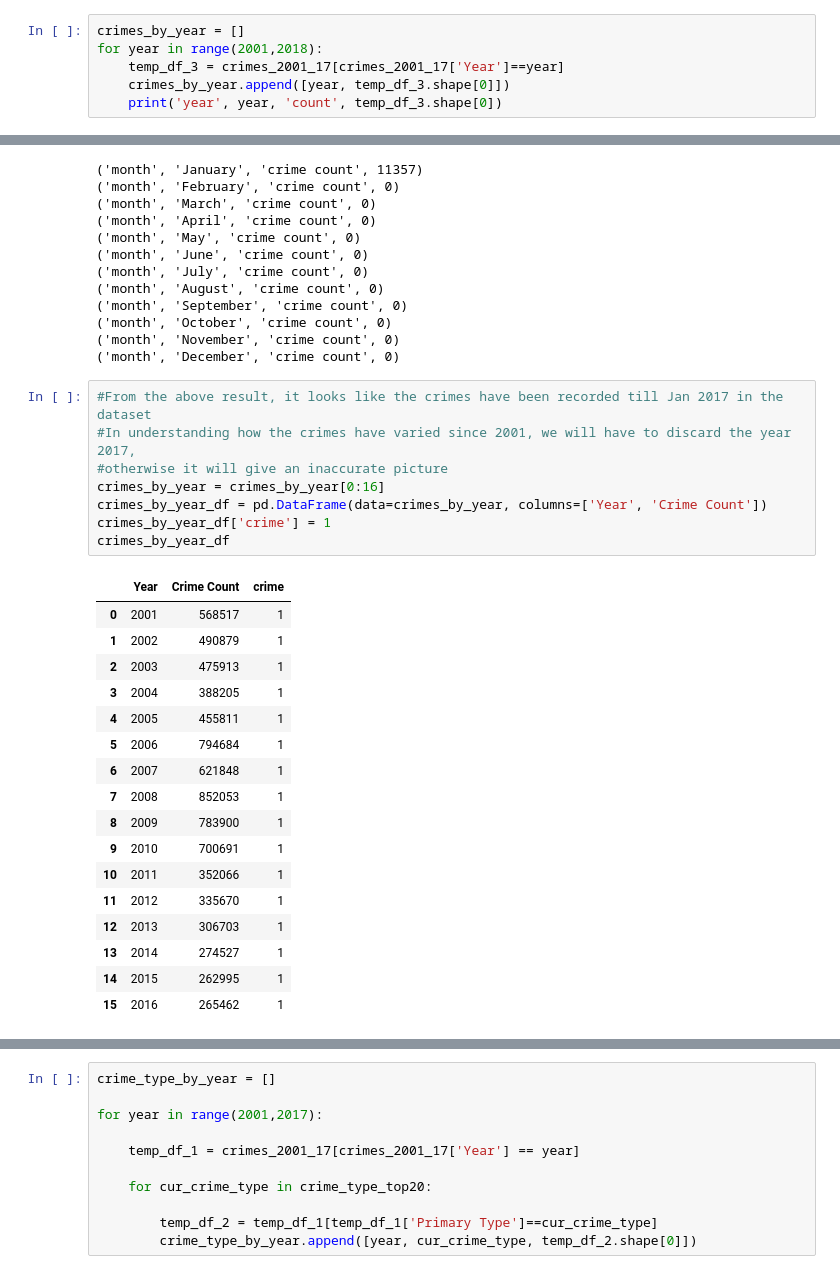
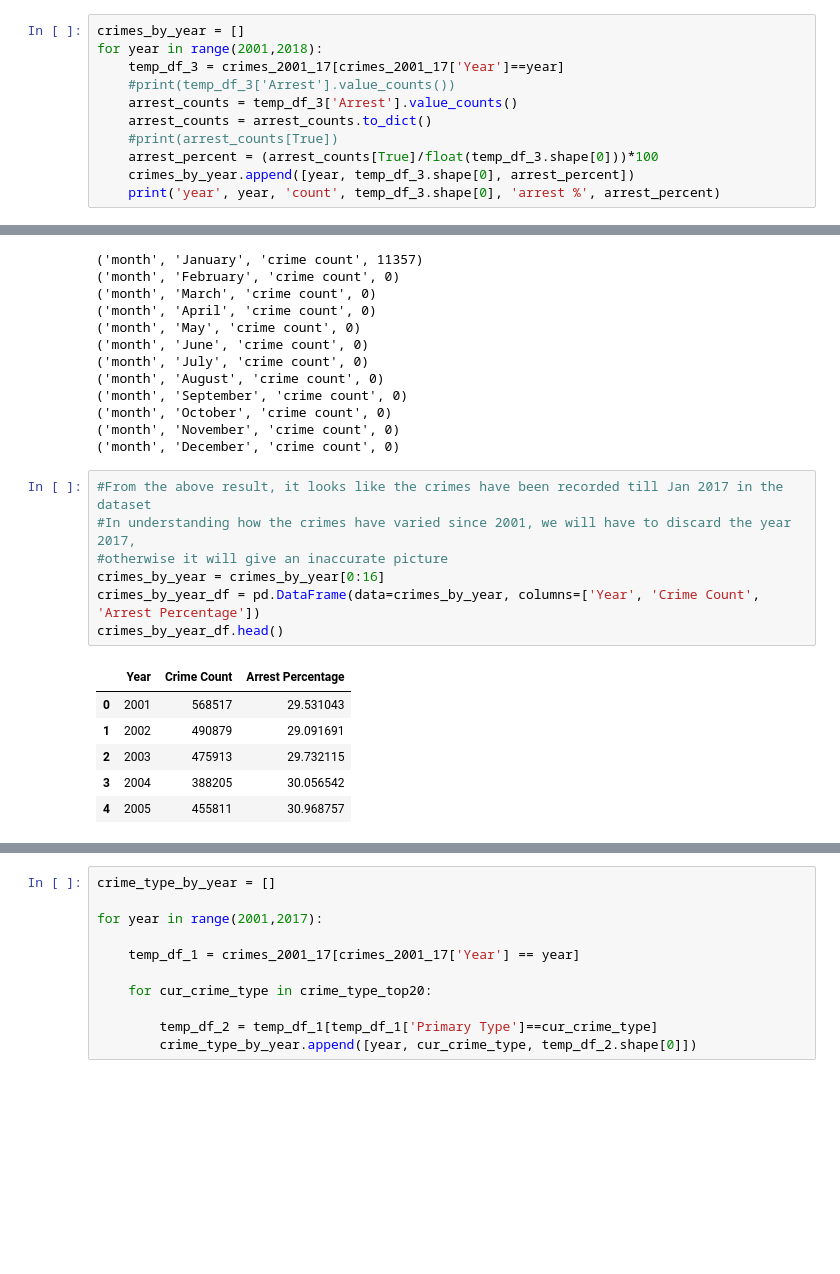
Before and after one commit to bodhisattamaiti25/projects-data-science, a Jupyter notebook: chicago_crime_data_analysis/chicago_crime_data_analysis.ipynb, the cells around one changed output, grey strips where cells are left out. Drawn from its saved outputs; the diff is of its cells as text; blank space fills up the shorter version.

```diff
--- a/chicago_crime_data_analysis/chicago_crime_data_analysis.ipynb
+++ b/chicago_crime_data_analysis/chicago_crime_data_analysis.ipynb
@@ -425,6 +414,11 @@ generate_horizontalBarChart(ax6, 'turquoise', np.arange(len(crime_district)), cr
 crimes_by_year = []
 for year in range(2001,2018):
     temp_df_3 = crimes_2001_17[crimes_2001_17['Year']==year]
-    crimes_by_year.append([year, temp_df_3.shape[0]])
-    print('year', year, 'count', temp_df_3.shape[0])
+    #print(temp_df_3['Arrest'].value_counts())
+    arrest_counts = temp_df_3['Arrest'].value_counts()
+    arrest_counts = arrest_counts.to_dict()
+    #print(arrest_counts[True])
+    arrest_percent = (arrest_counts[True]/float(temp_df_3.shape[0]))*100
+    crimes_by_year.append([year, temp_df_3.shape[0], arrest_percent])
+    print('year', year, 'count', temp_df_3.shape[0], 'arrest %', arrest_percent)
 # %% [output]
@@ -469,26 +463,14 @@ for cur_month in month_names:
 # %%
 #From the above result, it looks like the crimes have been recorded till Jan 2017 in the dataset
 #In understanding how the crimes have varied since 2001, we will have to discard the year 2017,
 #otherwise it will give an inaccurate picture
 crimes_by_year = crimes_by_year[0:16]
-crimes_by_year_df = pd.DataFrame(data=crimes_by_year, columns=['Year', 'Crime Count'])
-crimes_by_year_df['crime'] = 1
-crimes_by_year_df
+crimes_by_year_df = pd.DataFrame(data=crimes_by_year, columns=['Year', 'Crime Count', 'Arrest Percentage'])
+crimes_by_year_df.head()
 # %% [output]
-|  | Year | Crime Count | crime |
-| 0 | 2001 | 568517 | 1 |
-| 1 | 2002 | 490879 | 1 |
-| 2 | 2003 | 475913 | 1 |
-| 3 | 2004 | 388205 | 1 |
-| 4 | 2005 | 455811 | 1 |
-| 5 | 2006 | 794684 | 1 |
-| 6 | 2007 | 621848 | 1 |
-| 7 | 2008 | 852053 | 1 |
-| 8 | 2009 | 783900 | 1 |
-| 9 | 2010 | 700691 | 1 |
-| 10 | 2011 | 352066 | 1 |
-| 11 | 2012 | 335670 | 1 |
-| 12 | 2013 | 306703 | 1 |
-| 13 | 2014 | 274527 | 1 |
-| 14 | 2015 | 262995 | 1 |
-| 15 | 2016 | 265462 | 1 |
+|  | Year | Crime Count | Arrest Percentage |
+| 0 | 2001 | 568517 | 29.531043 |
+| 1 | 2002 | 490879 | 29.091691 |
+| 2 | 2003 | 475913 | 29.732115 |
+| 3 | 2004 | 388205 | 30.056542 |
+| 4 | 2005 | 455811 | 30.968757 |
```
Also changed, not shown: parts of 11 cells of this notebook.
